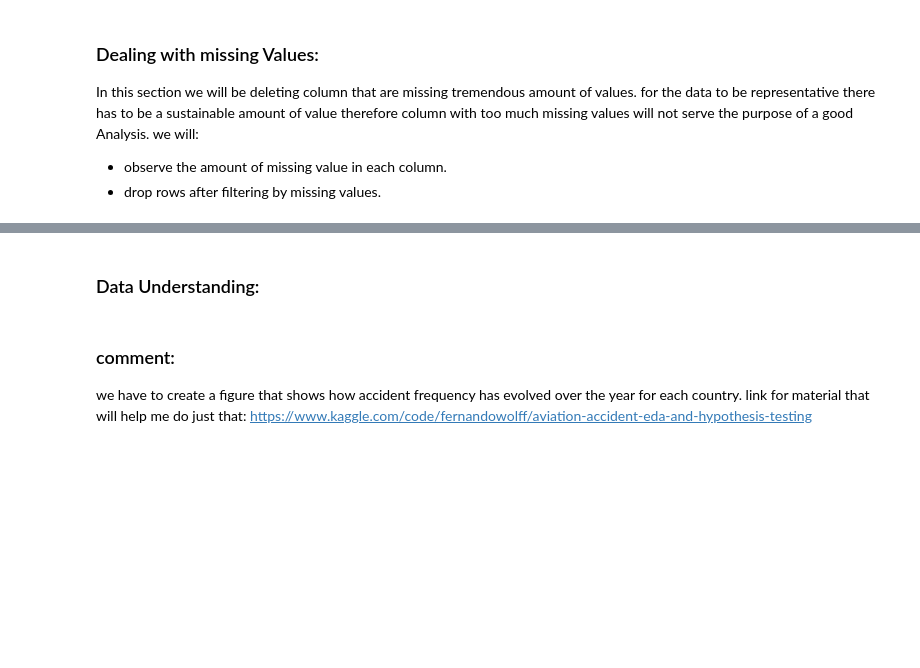
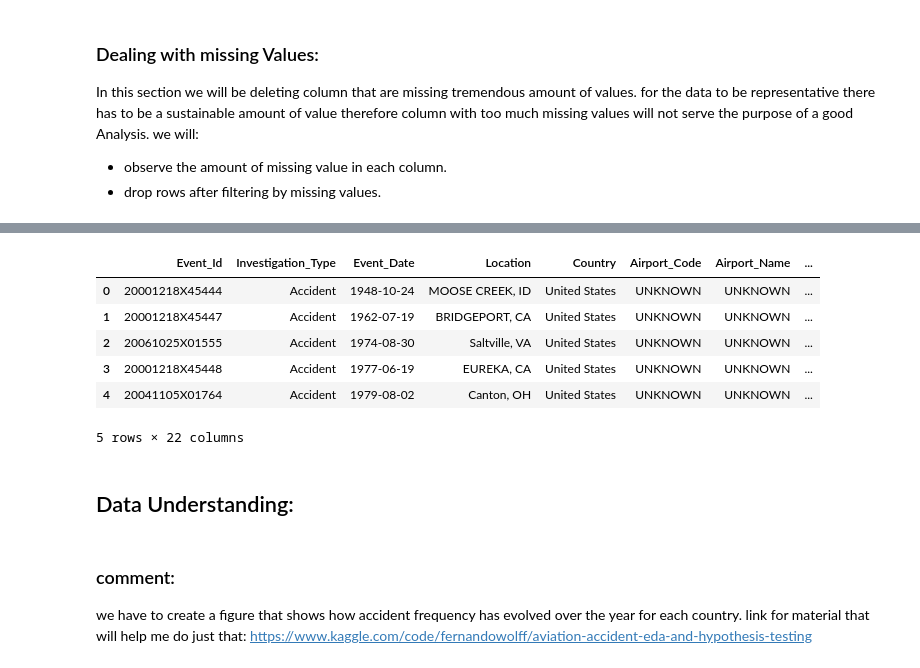
Before and after one commit to Haender-Michael/Haender_practice, a Jupyter notebook: Copie_de_Copie_de_Untitled1.ipynb, the cells around one changed output, grey strips where cells are left out. Saved outputs shown, nothing was run; the diff lists cells and outputs as text; code cells hidden in the pictures; blank space fills up the shorter version.

```diff
--- a/Copie_de_Copie_de_Untitled1.ipynb
+++ b/Copie_de_Copie_de_Untitled1.ipynb
@@ -245,2 +261,17 @@ NameError: name 'list_df2' is not defined
+# %%
+# now let's replace all of the NaN value with UNKNOWN
+df2[list(categorical_data)] = df2[list(categorical_data)].applymap(
+    lambda x: 'UNKNOWN' if pd.isna(x) else x
+)
+
+df2.head()
+# %% [output]
+|  | Event_Id | Investigation_Type | Event_Date | Location | Country | Airport_Code | Airport_Name | ... |
+| 0 | 20001218X45444 | Accident | 1948-10-24 | MOOSE CREEK, ID | United States | UNKNOWN | UNKNOWN | ... |
+| 1 | 20001218X45447 | Accident | 1962-07-19 | BRIDGEPORT, CA | United States | UNKNOWN | UNKNOWN | ... |
+| 2 | 20061025X01555 | Accident | 1974-08-30 | Saltville, VA | United States | UNKNOWN | UNKNOWN | ... |
+| 3 | 20001218X45448 | Accident | 1977-06-19 | EUREKA, CA | United States | UNKNOWN | UNKNOWN | ... |
+| 4 | 20041105X01764 | Accident | 1979-08-02 | Canton, OH | United States | UNKNOWN | UNKNOWN | ... |
+5 rows × 22 columns
 # %% [markdown]
-### Data Understanding:
+## Data Understanding:
```
Also changed, not shown: parts of 35 cells of this notebook.
